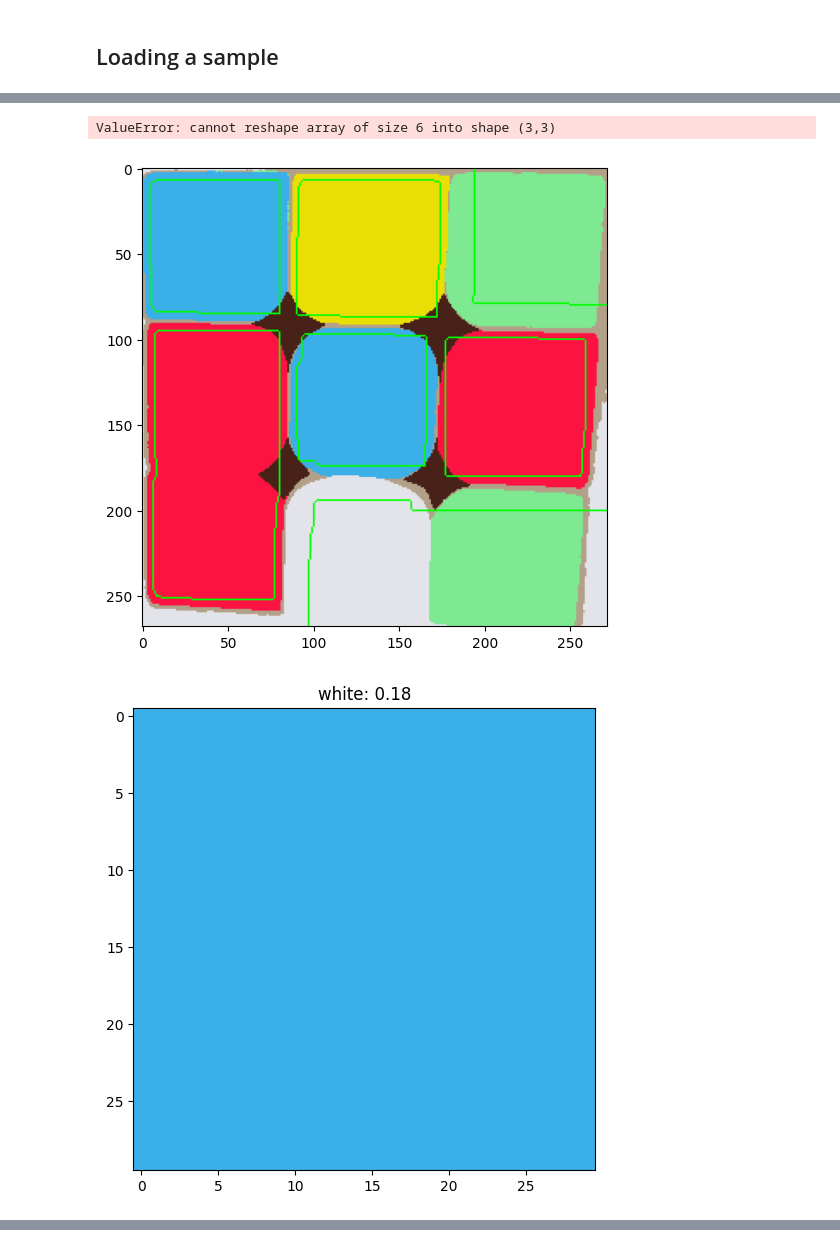
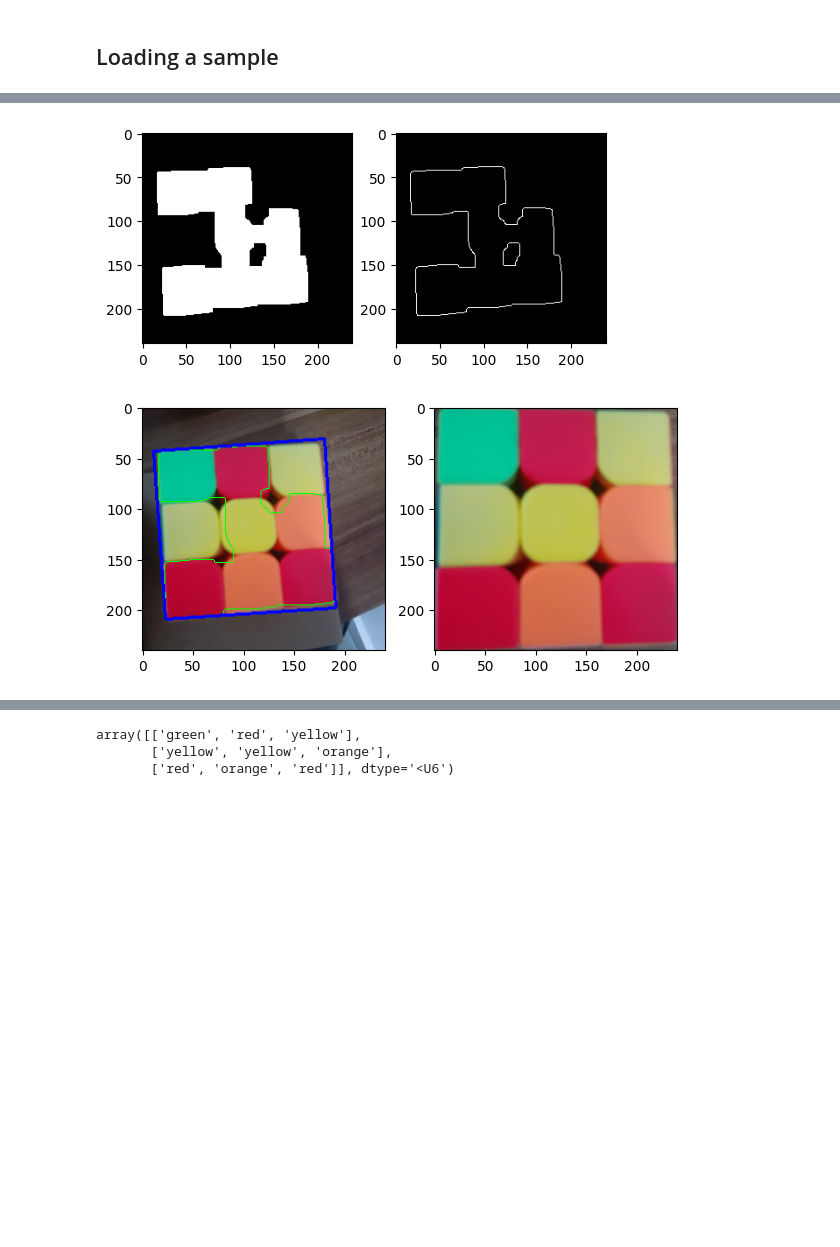
Before and after one commit to rubenjr0/umacv_2324_final_project, a Jupyter notebook: notebook.ipynb, the cells around one changed output, grey strips where cells are left out. Cells and saved outputs as stored; diff of their text form; code cells hidden in the pictures; blank space fills up the shorter version.

```diff
--- a/notebook.ipynb
+++ b/notebook.ipynb
@@ -35,4 +35,10 @@ sample = load_image("data/6.png", eq=False, verbose=True)
 def threshold_channel(channel):
     blurred = cv2.GaussianBlur(channel, (5, 5), 0)
     _, binarized = cv2.threshold(blurred, 0, 255, cv2.THRESH_BINARY + cv2.THRESH_OTSU)
-    return binarized
+    adaptive = cv2.adaptiveThreshold(blurred, 255, cv2.ADAPTIVE_THRESH_MEAN_C, cv2.THRESH_BINARY_INV, 11, 4)
+
+    res = cv2.subtract(binarized, adaptive)
+    res = cv2.morphologyEx(res, cv2.MORPH_OPEN, np.ones((7, 7), np.uint8), iterations=4)
+    res = cv2.morphologyEx(res, cv2.MORPH_CLOSE, np.ones((7, 7), np.uint8), iterations=2)
+
+    return res
@@ -230,5 +151,5 @@ def get_cube(segmented: np.ndarray, mask: np.ndarray, w_size: int = 10, verbose:
 # %%
-colors = {
+COLORS = {
     "blue": [(0,0,104), (0,255,0), (151,151,255)],
     "green": [(0, 104, 0), (0, 255, 0), (151, 202, 151)],
     "orange": [(104, 68, 0), (255, 165, 0), (255, 218, 151)],
@@ -237,7 +158,7 @@ colors = {
     "yellow": [(104, 104, 0), (255, 255, 0), (255, 255, 151)],
 }
 
-colors = {name: np.array(color) for name, color in colors.items()}
+COLORS = {name: np.array(color) for name, color in COLORS.items()}
 # %%
 def distance(a: np.ndarray, b: np.ndarray) -> float:
     return np.sqrt(np.sum((a - b) ** 2))
@@ -248,31 +169,35 @@ def color_distance(color: np.ndarray, reference, margin: int = 50) -> float:
     d_upper = distance(color, np.clip(reference + margin, 0, 255))
     return 3000 / (d_low + d_base + d_upper)
 # %%
-def classify_color(piece: np.ndarray, colors: dict, verbose: bool = False) -> str:
+def classify_color(piece: np.ndarray, colors: dict) -> str:
     scores = {}
     for name, (lower, base, upper) in colors.items():
         score_lower = color_distance(piece, lower)
         score_base = color_distance(piece, base)
         score_upper = color_distance(piece, upper)
-        scores[name] = 0.3 * score_lower + 0.5 * score_base + 0.2 * score_upper
+        scores[name] = 0.25 * score_lower + 0.5 * score_base + 0.25 * score_upper
     best_color = max(scores, key=scores.get)
-    if verbose:
-        plt.figure()
-        plt.imshow(piece)
-        plt.title(f"{best_color}: {scores[best_color]:.2f}")
-    return best_color
+    return best_color, scores[best_color]
 # %%
 def get_face(rgb_image: np.ndarray, w_size: int = 10, verbose: bool = False) -> np.ndarray:
-    warped = fix_perspective(rgb_image)
-    segmented = segment_colors(warped, boost=True)
-    mask = get_color_mask(segmented)
-    cube = get_cube(segmented, mask, w_size=w_size, verbose=True)
-    cube = np.array([classify_color(piece, colors, verbose=True) for piece in cube])
-    cube = cube.reshape((3, 3))
+    warped = fix_perspective(rgb_image, verbose=verbose)
+    segmented = segment_colors(warped, boost=True, verbose=verbose)
+    cube = get_cells(segmented,w_size=w_size)
+    face = np.array([classify_color(piece, COLORS) for piece in cube])
+    face = face.reshape((3, 3))
+    if verbose:
+        plt.figure()
+        for y in range(3):
+            for x in range(3):
+                plt.subplot(3, 3, y * 3 + x + 1)
+                plt.imshow(cube[y * 3 + x])
+                plt.title(face[y, x])
+                plt.axis("off")
+        plt.tight_layout()
+
     return cube
 # %%
-cube = get_face(sample, w_size=15)
+cube = get_face(sample, w_size=15, verbose=True)
 # %% [output]
-ValueError: cannot reshape array of size 6 into shape (3,3)
-[figure, old version]
+[figure, new version]
-[figure, old version]
+[figure, new version]
@@ -283,0 +206,6 @@ ValueError: cannot reshape array of size 6 into shape (3,3)
+# %%
+cube
+# %% [output]
+array([['green', 'red', 'yellow'],
+       ['yellow', 'yellow', 'orange'],
+       ['red', 'orange', 'red']], dtype='<U6')
```
Also changed, not shown: parts of 13 cells of this notebook.
